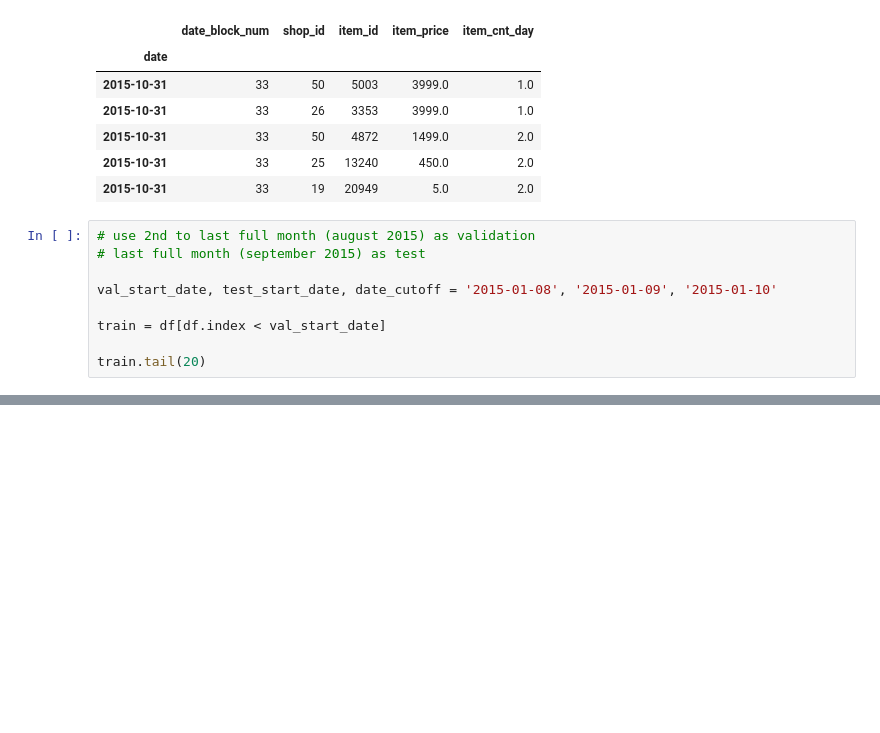
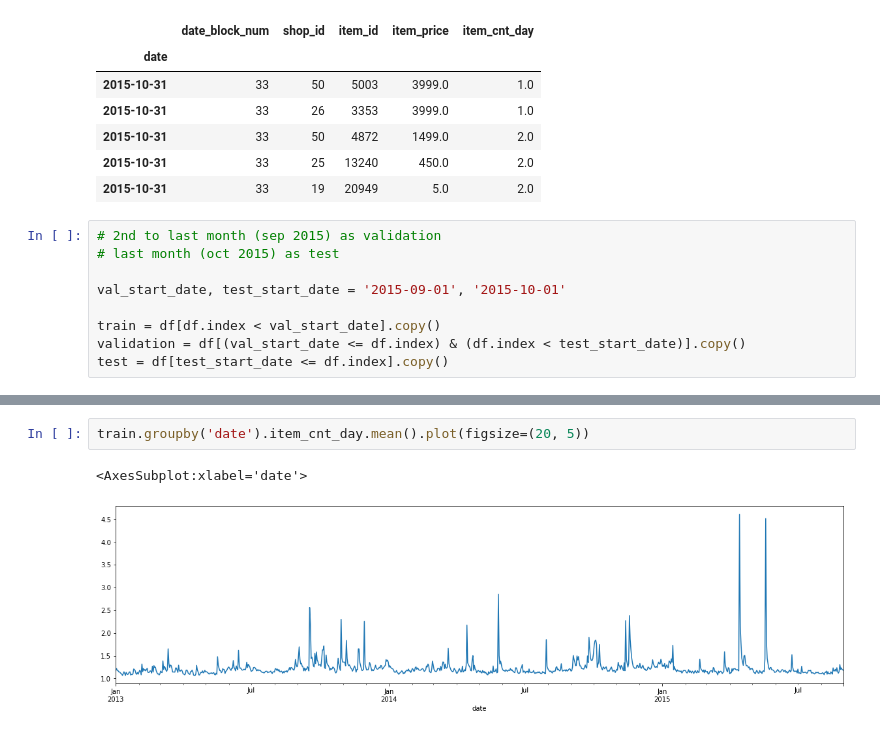
Before and after one commit to JonathanRayner/Kaggle-Predict-Sales, a Jupyter notebook: xgboost.ipynb, the cells around one changed output, grey strips where cells are left out. Drawn from its saved outputs; the diff is of its cells as text; blank space fills up the shorter version.

```diff
--- a/xgboost.ipynb
+++ b/xgboost.ipynb
@@ -19,12 +79,12 @@ df.tail()
 | 2015-10-31 | 33 | 25 | 13240 | 450.0 | 2.0 |
 | 2015-10-31 | 33 | 19 | 20949 | 5.0 | 2.0 |
 # %%
-# use 2nd to last full month (august 2015) as validation
-# last full month (september 2015) as test
+# 2nd to last month (sep 2015) as validation
+# last month (oct 2015) as test
 
-val_start_date, test_start_date, date_cutoff = '2015-01-08', '2015-01-09', '2015-01-10'
+val_start_date, test_start_date = '2015-09-01', '2015-10-01'
 
-train = df[df.index < val_start_date]
-
-train.tail(20)
+train = df[df.index < val_start_date].copy()
+validation = df[(val_start_date <= df.index) & (df.index < test_start_date)].copy()
+test = df[test_start_date <= df.index].copy()
 # %% [output]
@@ -31,0 +271,5 @@ TypeError: '<' not supported between instances of 'numpy.ndarray' and 'numpy.nda
+# %%
+train.groupby('date').item_cnt_day.mean().plot(figsize=(20, 5))
+# %% [output]
+<AxesSubplot:xlabel='date'>
+[figure, added]
```
Also changed, not shown: parts of 17 cells of this notebook, 1 other file.
